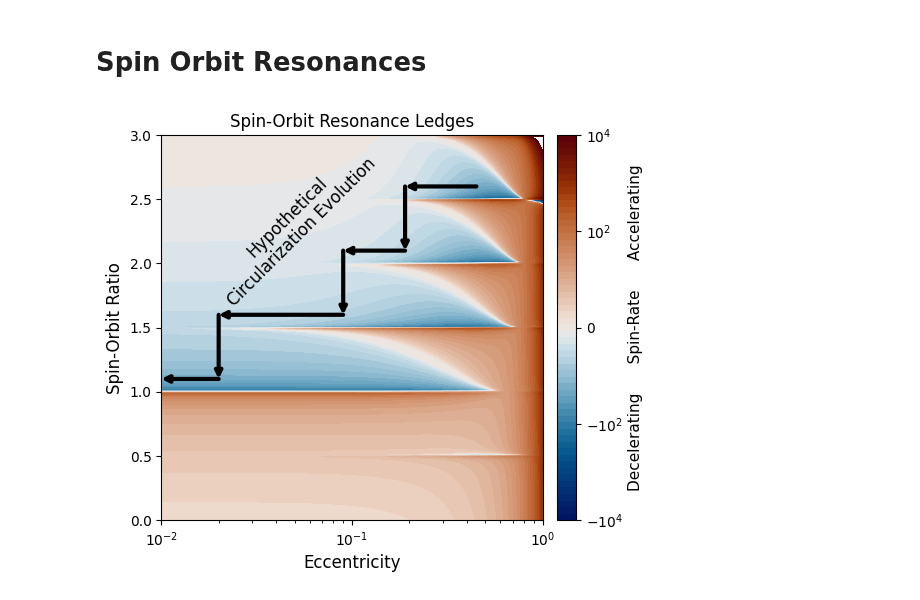
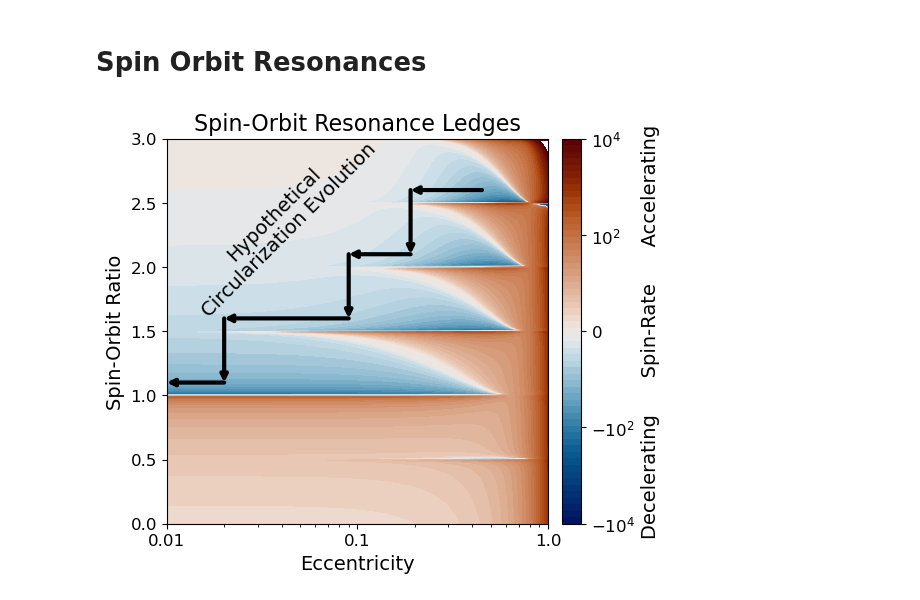
Before and after one commit to jrenaud90/TidalPy, a Jupyter notebook: Papers/2025-JOSS/figures/joss_figures.ipynb, the cells around one changed output. Cells and saved outputs as stored; diff of their text form; code cells hidden in the pictures.

```diff
--- a/Papers/2025-JOSS/figures/joss_figures.ipynb
+++ b/Papers/2025-JOSS/figures/joss_figures.ipynb
@@ -6,6 +6,7 @@ Last updated in November 2025 to work with at least TidalPy v0.7.0.
 # %%
 import numpy as np
 import matplotlib.pyplot as plt
+
 from matplotlib.colors import LogNorm
 import matplotlib.gridspec as gridspec
 import cmcrameri.cm as cmc
@@ -17,6 +18,10 @@ from TidalPy.utilities.conversions import orbital_motion2semi_a
 from TidalPy.utilities.numpy_helper.array_other import neg_array_for_log_plot, find_nearest
 from TidalPy.constants import radius_earth, mass_earth, mass_solar, radius_solar, au
 
+use_darkmode = False
+if use_darkmode:
+    plt.style.use('dark_background')
+
 from helpers import planet_4layer, solve_venus
 
 print(f"TidalPy Version: {TidalPy.version}.")
@@ -334,7 +365,7 @@ fig.savefig("io_rheology_comparison.png", dpi=300)
 # %% [markdown]
 # Spin Orbit Resonances
 # %%
-# Build a simple homogenious planet around a star
+# Build a simple homogeneous planet around a star
 host = build_world('sol')
 planet = build_world('earth_simple')
 orbital_period = 6.  # days
@@ -440,46 +471,51 @@ zticks=(-4, -2, 0, 2, 4)
 ztick_names = ('$-10^{4}$', '$-10^{2}$', '$0$', '$10^{2}$', '$10^{4}$')
 
 cb_data = ax.contourf(eccentricity_domain, spin_scale_domain, dspin_dt_targ_combo, zpoints, cmap=cmc.vik)
-ax.set_xlabel('Eccentricity', fontsize=12)
-ax.set_ylabel('Spin-Orbit Ratio', fontsize=12)
-ax.set(title="Spin-Orbit Resonance Ledges", xscale='log', yscale='linear')
+ax.set_xlabel('Eccentricity', fontsize=14)
+ax.set_ylabel('Spin-Orbit Ratio', fontsize=14)
+ax.set_title("Spin-Orbit Resonance Ledges", fontsize=16)
+ax.set(xscale='log', yscale='linear')
 
 # --- Colorbar ---
 cb = plt.colorbar(cb_data, ax=ax, pad=0.03, ticks=zticks)
-cb.set_label('Decelerating      Spin-Rate      Accelerating', fontsize=11)
-cb.ax.set_yticklabels(ztick_names)
+cb.set_label('Decelerating      Spin-Rate      Accelerating', fontsize=14)
+cb.ax.set_yticklabels(ztick_names, fontsize=12)
 
 # Example coordinates for ledges (theta/n, eccentricity)
 # You need to tune these to match your data
 ledges = [
     (0.45, 2.6),
     (0.19, 2.1),
     (0.09, 1.6),
     (0.02, 1.1),
     (0.01, 1.1),
 ]
 
 # Loop through ledges and draw arrows down to next
 for i in range(len(ledges)-1):
     start = ledges[i]
     end = ledges[i+1]
     # Draw arrow "falling off" ledge
     ax.annotate(
         "", xy=(end[0], start[1]), xytext=start,
         arrowprops=dict(arrowstyle="->", color='k', lw=3, alpha=1,
                         shrinkA=0, shrinkB=0)
     )
     ax.annotate(
         "", xy=end, xytext=(end[0], start[1]),
         arrowprops=dict(arrowstyle="->", color='k', lw=3, alpha=1,
                         shrinkA=0, shrinkB=0)
     )
 
+ax.tick_params(labelsize=12)
+ax.set_xticks([0.01, 0.1, 1.0])
+ax.set_xticklabels(['0.01', '0.1', '1.0'])
+
 # Add annotation text
-ax.text(0.05, 2.3, "Hypothetical\nCircularization Evolution",
-        color='black', fontsize=12, ha='center', va='center', rotation=45)
+ax.text(0.04, 2.35, "Hypothetical\nCircularization Evolution",
+        color='black', fontsize=14, ha='center', va='center', rotation=45)
 
 plt.show()
-fig.savefig("spin_orbit_resonance_ledges.png", dpi=300)
+fig.savefig("spin_orbit_resonance_ledges.png", dpi=300, bbox_inches='tight', pad_inches=0.05)
 # %% [output]
-[figure, old version]
+[figure, new version]
```
Also changed, not shown: parts of 10 cells of this notebook, 31 other files.
